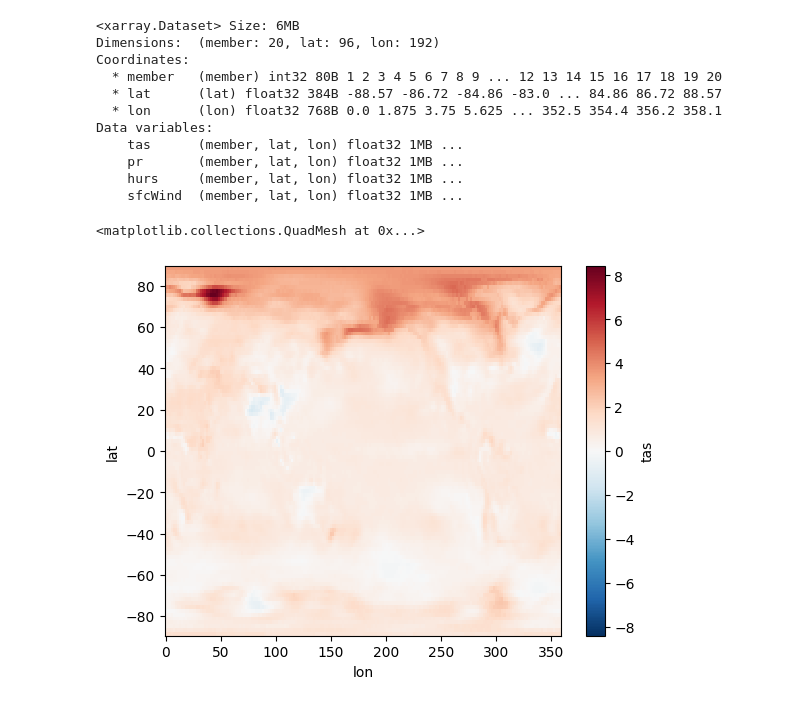
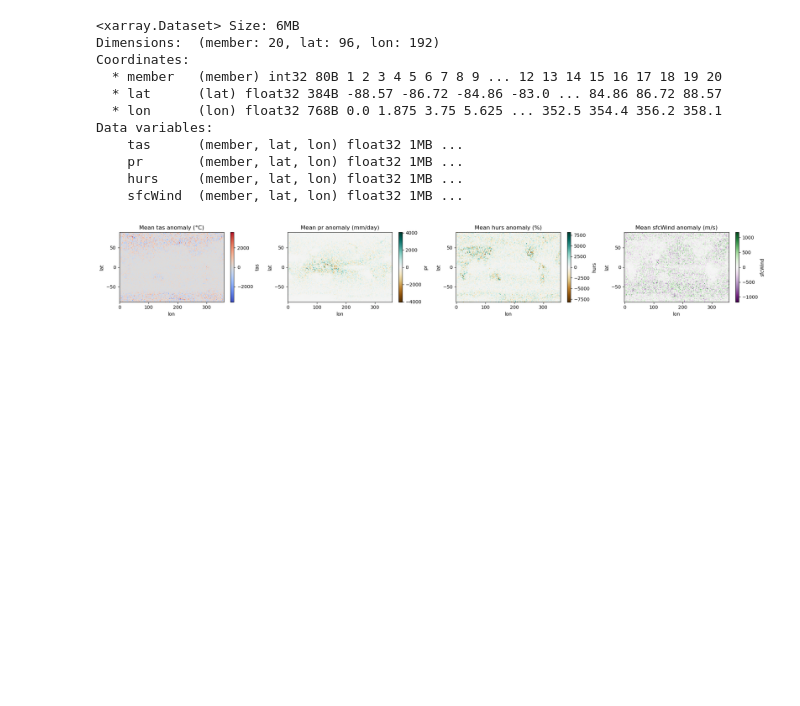
Before and after one commit to shahineb/demo-bc3-emulator, a Jupyter notebook: demo.ipynb, the cells around one changed output. Drawn from its saved outputs; the diff is of its cells as text; code cells hidden in the pictures; blank space fills up the shorter version.

```diff
--- a/demo.ipynb
+++ b/demo.ipynb
@@ -9,7 +11,7 @@ from tqdm.notebook import tqdm
 import utils
 
 n_samples = 1  # Number of samples each emulator call generates (more takes longer to compile, <10 recommended)
-n_steps = 2   # Number of denoising steps (more steps is better but slower, >20 recommended)
+n_steps = 20   # Number of denoising steps (more steps is better but slower, >20 recommended)
 
 # Compile and load emulator (takes ~1min)
 emulator = utils.make_emulator(n_samples=n_samples, n_steps=n_steps)
@@ -43,8 +43,34 @@ Data variables:
     hurs     (member, lat, lon) float32 1MB ...
     sfcWind  (member, lat, lon) float32 1MB ...
 # %%
-# Do your plots
-emulated_ds['tas'].mean('member').plot()
+import matplotlib.pyplot as plt
+import numpy as np
+
+mean_tas = emulated_ds['tas'].mean('member')
+mean_pr = emulated_ds['pr'].mean('member')
+mean_hurs = emulated_ds['hurs'].mean('member')
+mean_sfcWind = emulated_ds['sfcWind'].mean('member')
+
+
+fig, axes = plt.subplots(1, 4, figsize=(20, 3))
+
+vmax = np.abs(mean_tas.values).max().item()
+mean_tas.plot(ax=axes[0], cmap='coolwarm', vmin=-vmax, vmax=vmax)
+axes[0].set_title('Mean tas anomaly (°C)')
+
+vmax = np.abs(mean_pr.values).max().item()
+mean_pr.plot(ax=axes[1], cmap='BrBG', vmin=-vmax, vmax=vmax)
+axes[1].set_title('Mean pr anomaly (mm/day)')
+
+vmax = np.abs(mean_hurs.values).max().item()
+mean_hurs.plot(ax=axes[2], cmap='BrBG', vmin=-vmax, vmax=vmax)
+axes[2].set_title('Mean hurs anomaly (%)')
+
+vmax = np.abs(mean_sfcWind.values).max().item()
+mean_sfcWind.plot(ax=axes[3], cmap='PRGn', vmin=-vmax, vmax=vmax)
+axes[3].set_title('Mean sfcWind anomaly (m/s)')
+
+plt.tight_layout()
+plt.show()
 # %% [output]
-<matplotlib.collections.QuadMesh at 0x...>
-[figure, old version]
+[figure, new version]
```
Also changed, not shown: parts of 5 cells of this notebook.
